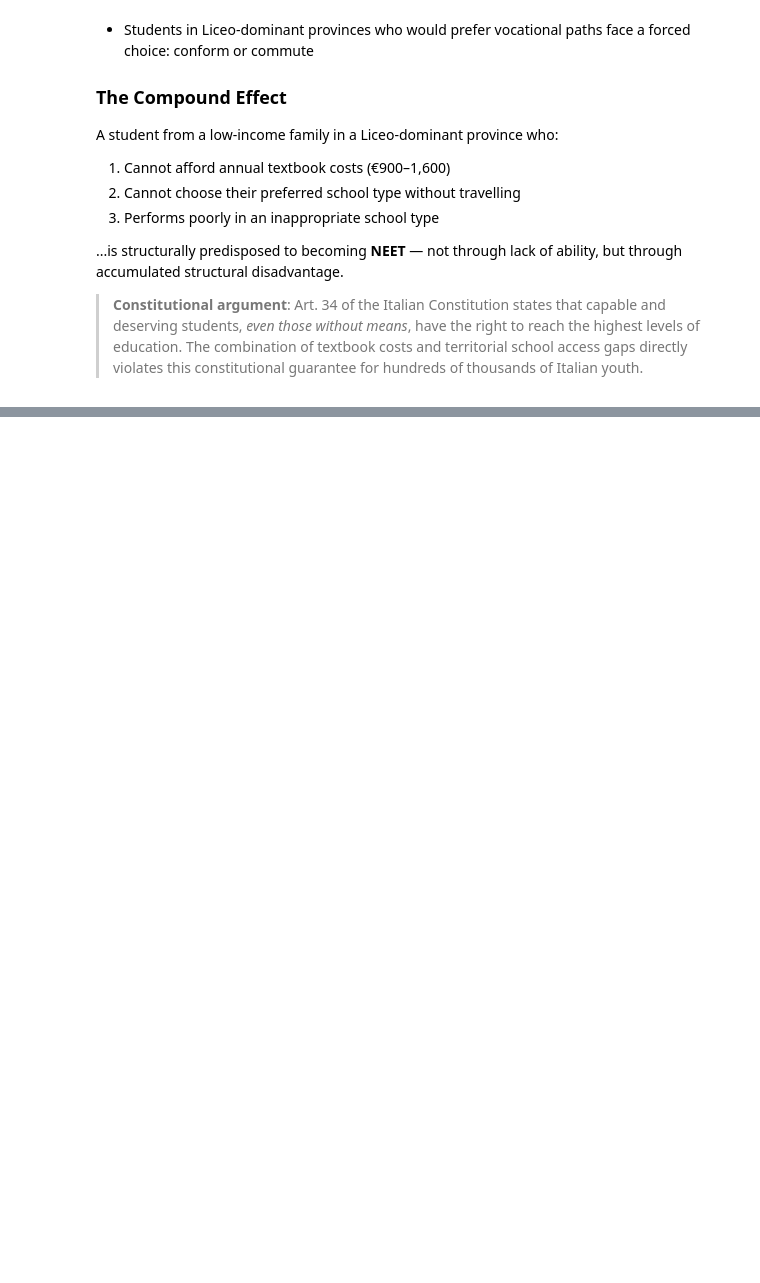
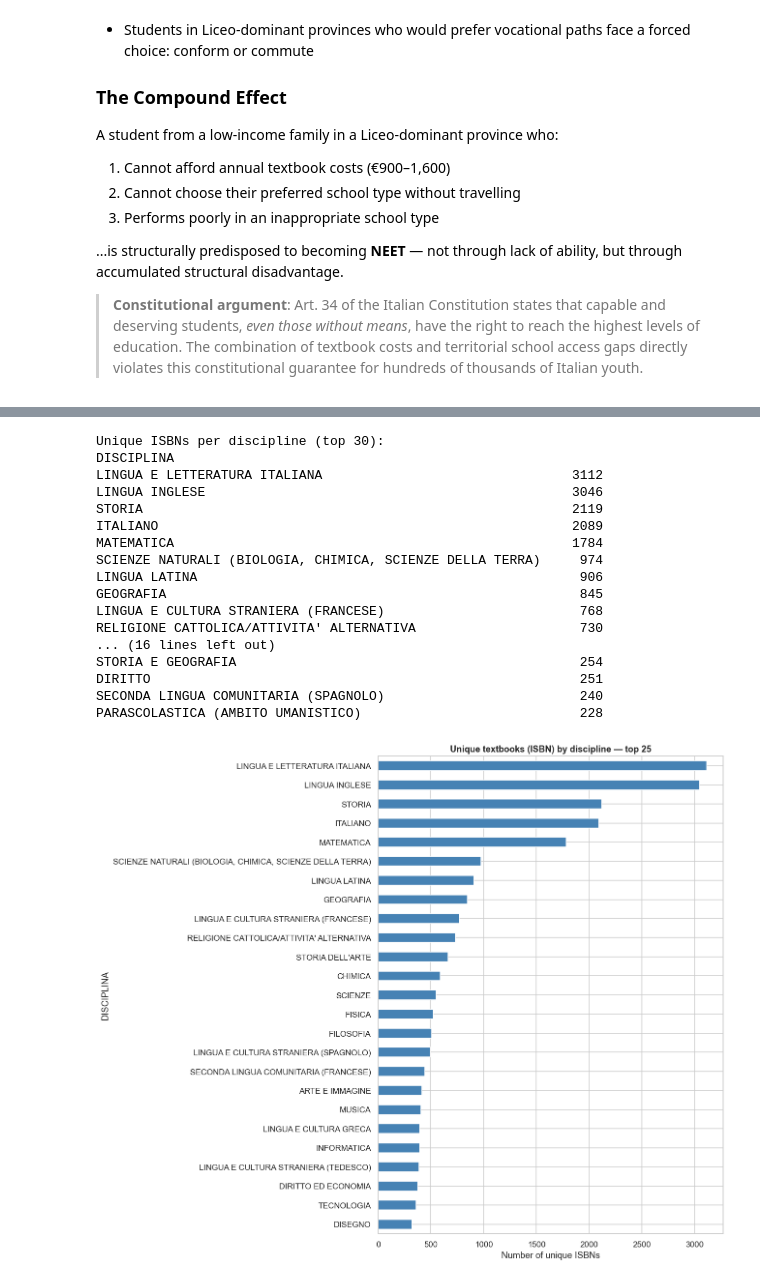
Before and after one commit to Eugenix94/Italienation, a Jupyter notebook: Notebooks/italy_textbooks_schools_territory.ipynb, the cells around one changed output, grey strips where cells are left out. Saved outputs shown, nothing was run; the diff lists cells and outputs as text; code cells hidden in the pictures; blank space fills up the shorter version.

```diff
--- a/Notebooks/italy_textbooks_schools_territory.ipynb
+++ b/Notebooks/italy_textbooks_schools_territory.ipynb
@@ -692,0 +850,32 @@ print(json.dumps(manifest, indent=2, ensure_ascii=False))
+# %%
+# 1) Unique ISBNs per discipline (books per subject)
+books_per_subject = (books.groupby('DISCIPLINA')['CODICEISBN']
+                     .nunique().sort_values(ascending=False))
+print('Unique ISBNs per discipline (top 30):')
+print(books_per_subject.head(30).to_string())
+
+fig, ax = plt.subplots(figsize=(12, 10))
+books_per_subject.head(25).plot(kind='barh', color='steelblue', ax=ax)
+ax.set_title('Unique textbooks (ISBN) by discipline — top 25', fontweight='bold')
+ax.set_xlabel('Number of unique ISBNs')
+plt.gca().invert_yaxis()
+savefig('lb_14_books_per_subject.png')
+# %% [output]
+Unique ISBNs per discipline (top 30):
+DISCIPLINA
+LINGUA E LETTERATURA ITALIANA                                3112
+LINGUA INGLESE                                               3046
+STORIA                                                       2119
+ITALIANO                                                     2089
+MATEMATICA                                                   1784
+SCIENZE NATURALI (BIOLOGIA, CHIMICA, SCIENZE DELLA TERRA)     974
+LINGUA LATINA                                                 906
+GEOGRAFIA                                                     845
+LINGUA E CULTURA STRANIERA (FRANCESE)                         768
+RELIGIONE CATTOLICA/ATTIVITA' ALTERNATIVA                     730
+... (16 lines left out)
+STORIA E GEOGRAFIA                                            254
+DIRITTO                                                       251
+SECONDA LINGUA COMUNITARIA (SPAGNOLO)                         240
+PARASCOLASTICA (AMBITO UMANISTICO)                            228
+[figure, added]
```
Also changed, not shown: parts of 22 cells of this notebook, 2 other files.
